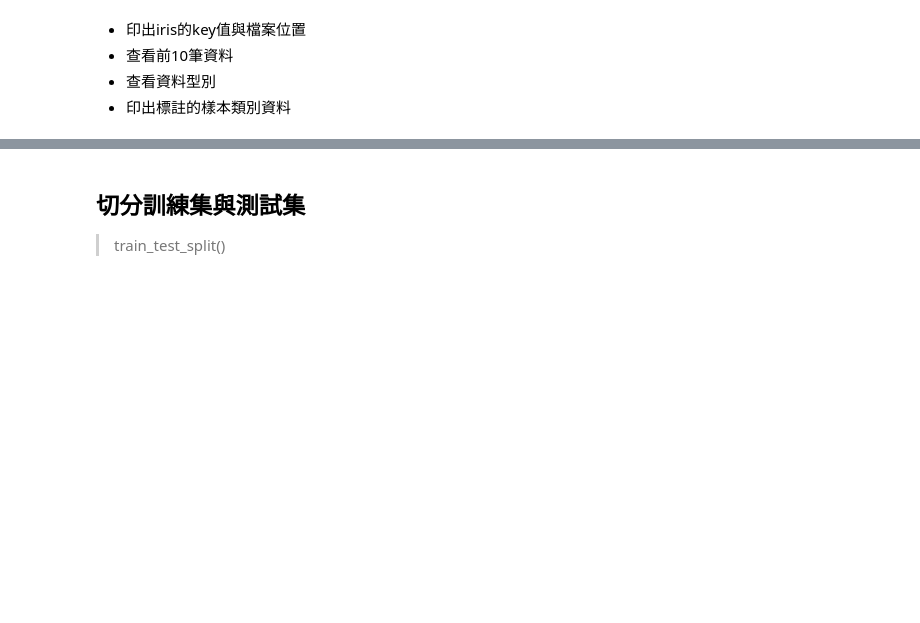
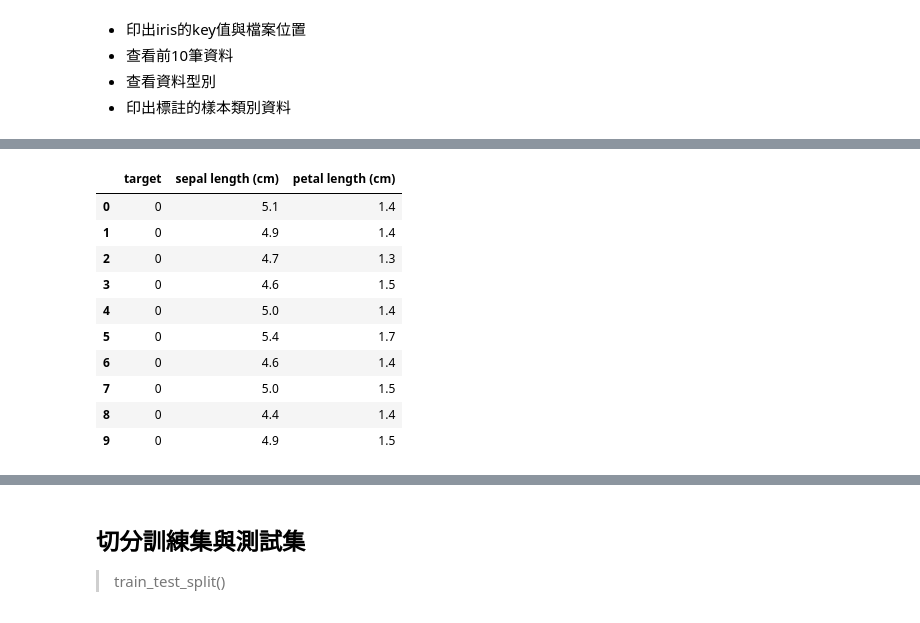
Before and after one commit to joe010595/IMLP343, a Jupyter notebook: Unit03/6_scikit_learn_Basic_實戰.ipynb, the cells around one changed output, grey strips where cells are left out. Drawn from its saved outputs; the diff is of its cells as text; code cells hidden in the pictures; blank space fills up the shorter version.

```diff
--- a/Unit03/6_scikit_learn_Basic_實戰.ipynb
+++ b/Unit03/6_scikit_learn_Basic_實戰.ipynb
@@ -162,0 +163,18 @@ target_names: ['setosa' 'versicolor' 'virginica']
+# %%
+#合併資料特徵欄位與目標欄位
+tf_merge = pd.concat([y, x], axis=1)
+ltf_merge = tf_merge[["target", "sepal length (cm)", 'petal length (cm)']]
+tf_merge
+ltf_merge.head(10)
+# %% [output]
+|  | target | sepal length (cm) | petal length (cm) |
+| 0 | 0 | 5.1 | 1.4 |
+| 1 | 0 | 4.9 | 1.4 |
+| 2 | 0 | 4.7 | 1.3 |
+| 3 | 0 | 4.6 | 1.5 |
+| 4 | 0 | 5.0 | 1.4 |
+| 5 | 0 | 5.4 | 1.7 |
+| 6 | 0 | 4.6 | 1.4 |
+| 7 | 0 | 5.0 | 1.5 |
+| 8 | 0 | 4.4 | 1.4 |
+| 9 | 0 | 4.9 | 1.5 |
```
Also changed, not shown: parts of 15 cells of this notebook.
